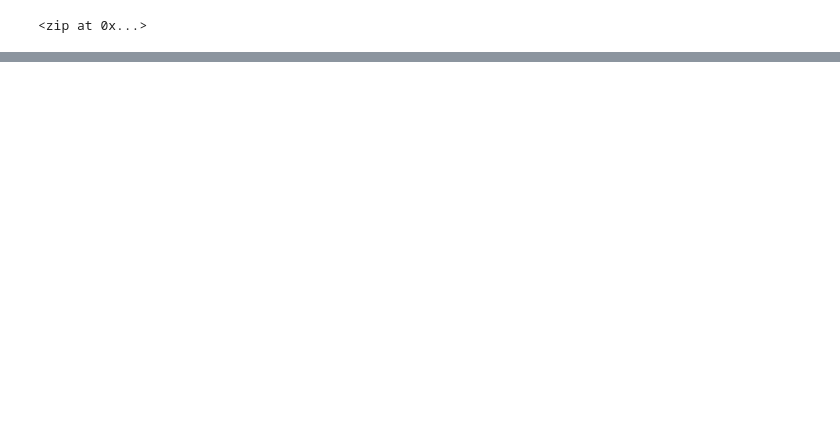
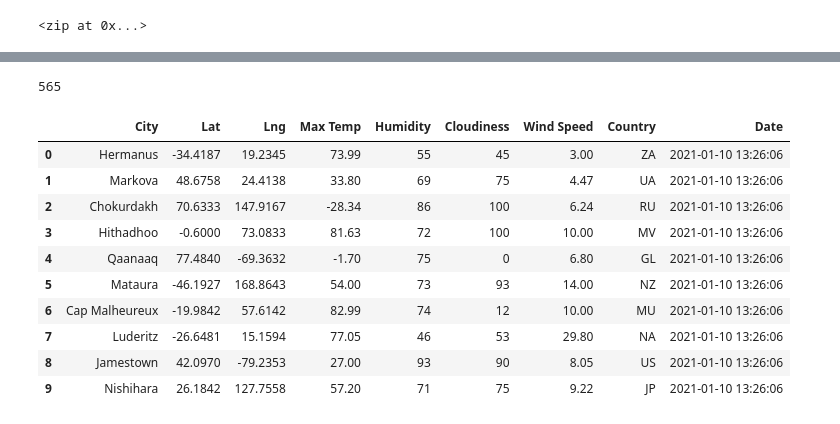
Before and after one commit to TamaraGR/World_Weather_Analysis, a Jupyter notebook: WeatherPy.ipynb, the cells around one changed output, grey strips where cells are left out. Drawn from its saved outputs; the diff is of its cells as text; code cells hidden in the pictures; blank space fills up the shorter version.

```diff
--- a/WeatherPy.ipynb
+++ b/WeatherPy.ipynb
@@ -35,0 +53,13 @@ len(cities)
+# %%
+city_data = []
+url = "http://api.openweathermap.org/data/2.5/weather?units=imperial&APPID=d3e953e6399fe9eca16da902566b3289&q" + weather_api_key
+# %%
+# Create an empty list to hold the weather data.
+city_data = []
+# Print the beginning of the logging.
+print("Beginning Data Retrieval     ")
+print("-----------------------------")
+
+# Create counters.
+record_count = 1
+set_count = 1
@@ -35,0 +69,10 @@ len(cities)
+# %%
+# Loop through all the cities in our list.
+for i in range(len(cities)):
+
+    # Group cities in sets of 50 for logging purposes.
+    if (i % 50 == 0 and i >= 50):
+        set_count += 1
+        record_count = 1
+    # Create endpoint URL with each city.
+    city_url = url + "&q=" + cities[i]
@@ -35,0 +146,20 @@ len(cities)
+# %%
+len(city_data)
+# %% [output]
+565
+# %%
+# Convert the array of dictionaries to a Pandas DataFrame.
+city_data_df = pd.DataFrame(city_data)
+city_data_df.head(10)
+# %% [output]
+|  | City | Lat | Lng | Max Temp | Humidity | Cloudiness | Wind Speed | Country | Date |
+| 0 | Hermanus | -34.4187 | 19.2345 | 73.99 | 55 | 45 | 3.00 | ZA | 2021-01-10 13:26:06 |
+| 1 | Markova | 48.6758 | 24.4138 | 33.80 | 69 | 75 | 4.47 | UA | 2021-01-10 13:26:06 |
+| 2 | Chokurdakh | 70.6333 | 147.9167 | -28.34 | 86 | 100 | 6.24 | RU | 2021-01-10 13:26:06 |
+| 3 | Hithadhoo | -0.6000 | 73.0833 | 81.63 | 72 | 100 | 10.00 | MV | 2021-01-10 13:26:06 |
+| 4 | Qaanaaq | 77.4840 | -69.3632 | -1.70 | 75 | 0 | 6.80 | GL | 2021-01-10 13:26:06 |
+| 5 | Mataura | -46.1927 | 168.8643 | 54.00 | 73 | 93 | 14.00 | NZ | 2021-01-10 13:26:06 |
+| 6 | Cap Malheureux | -19.9842 | 57.6142 | 82.99 | 74 | 12 | 10.00 | MU | 2021-01-10 13:26:06 |
+| 7 | Luderitz | -26.6481 | 15.1594 | 77.05 | 46 | 53 | 29.80 | NA | 2021-01-10 13:26:06 |
+| 8 | Jamestown | 42.0970 | -79.2353 | 27.00 | 93 | 90 | 8.05 | US | 2021-01-10 13:26:06 |
+| 9 | Nishihara | 26.1842 | 127.7558 | 57.20 | 71 | 75 | 9.22 | JP | 2021-01-10 13:26:06 |
```
Also changed, not shown: parts of 9 cells of this notebook, 4 other files.
